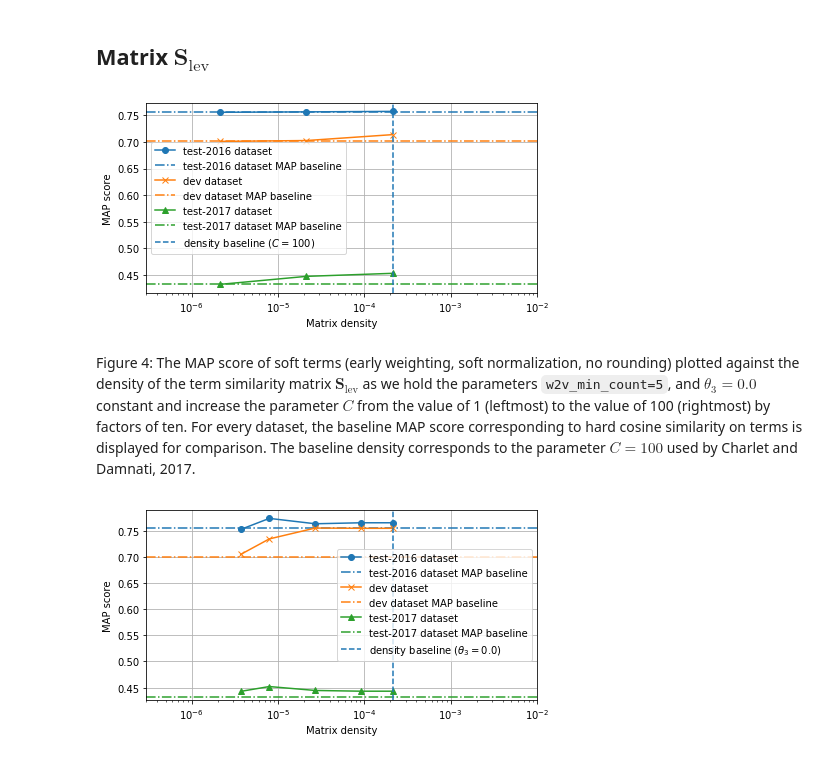
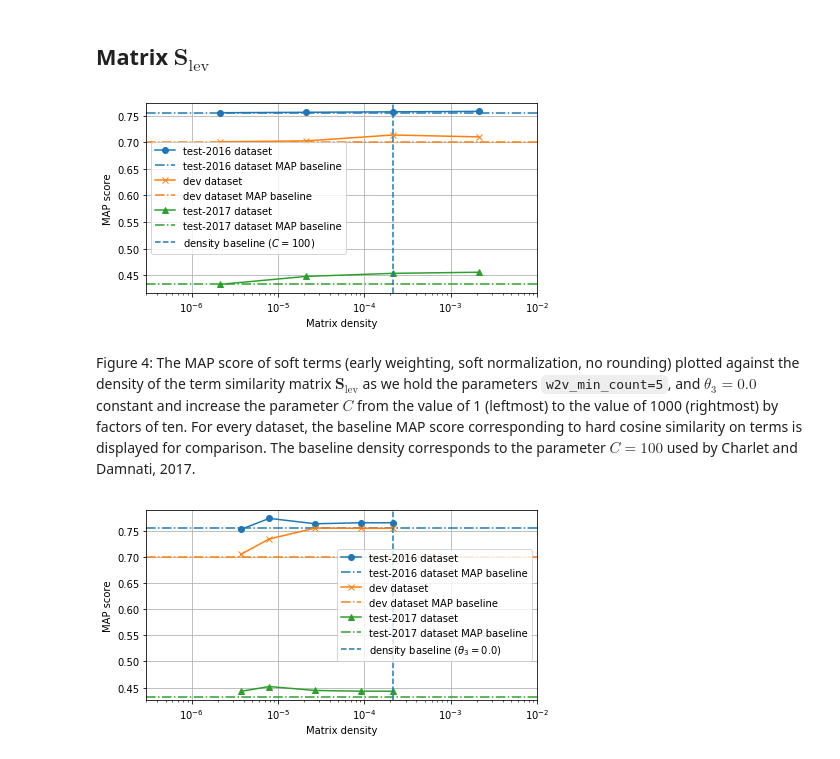
Before and after one commit to witiko-masters-thesis/similarity, a Jupyter notebook: jupyter/map-density_plots.ipynb, the cells around one changed output. Drawn from its saved outputs; the diff is of its cells as text; code cells hidden in the pictures.

```diff
--- a/jupyter/map-density_plots.ipynb
+++ b/jupyter/map-density_plots.ipynb
@@ -133,30 +133,30 @@ Figure 3: The MAP score of soft terms (early weighting, soft normalization, no r
 # %%
 figure(figsize=figsize)
 for dataset_num, dataset in enumerate(datasets):
     X = []
     Y = []
-    for w2v_knn in (1, 10, 100):
+    for w2v_knn in (1, 10, 100, 1000):
         density = densities["mlev"][(str(w2v_knn), "0.000000")]
         map_score = results[dataset][("soft_terms", "w2v.ql", "mlev", "early", "soft", "none",
                                       "5", str(w2v_knn), "0.0")]
         X.append(density)
         Y.append(map_score)
     plot(X, Y, linestyles[dataset_num], color=colors[dataset_num], label="%s dataset" % dataset)
     axhline(results[dataset][("hard_terms",)], linestyle='-.', color=colors[dataset_num],
             label="%s dataset MAP baseline" % dataset)
 axvline(densities["mlev"][("100", "0.000000")], linestyle='--',
         label="density baseline ($C=100$)")
 xscale("log")
 xlim(xlims)
 xlabel("Matrix density")
 ylabel("MAP score")
 legend()
 grid(True)
 savefig("fig4.pdf")
 # %% [output]
-[figure, old version]
+[figure, new version]
 # %% [markdown]
-Figure 4: The MAP score of soft terms (early weighting, soft normalization, no rounding) plotted against the density of the term similarity matrix $\mathbf S_{\textrm{lev}}$ as we hold the parameters `w2v_min_count=5`, and $\theta_3=0.0$ constant and increase the parameter $C$ from the value of 1 (leftmost) to the value of 100 (rightmost) by factors of ten. For every dataset, the baseline MAP score corresponding to hard cosine similarity on terms is displayed for comparison. The baseline density corresponds to the parameter $C=100$ used by Charlet and Damnati, 2017.
+Figure 4: The MAP score of soft terms (early weighting, soft normalization, no rounding) plotted against the density of the term similarity matrix $\mathbf S_{\textrm{lev}}$ as we hold the parameters `w2v_min_count=5`, and $\theta_3=0.0$ constant and increase the parameter $C$ from the value of 1 (leftmost) to the value of 1000 (rightmost) by factors of ten. For every dataset, the baseline MAP score corresponding to hard cosine similarity on terms is displayed for comparison. The baseline density corresponds to the parameter $C=100$ used by Charlet and Damnati, 2017.
 # %%
 figure(figsize=figsize)
 for dataset_num, dataset in enumerate(datasets):
```
Also changed, not shown: 10 other files.
